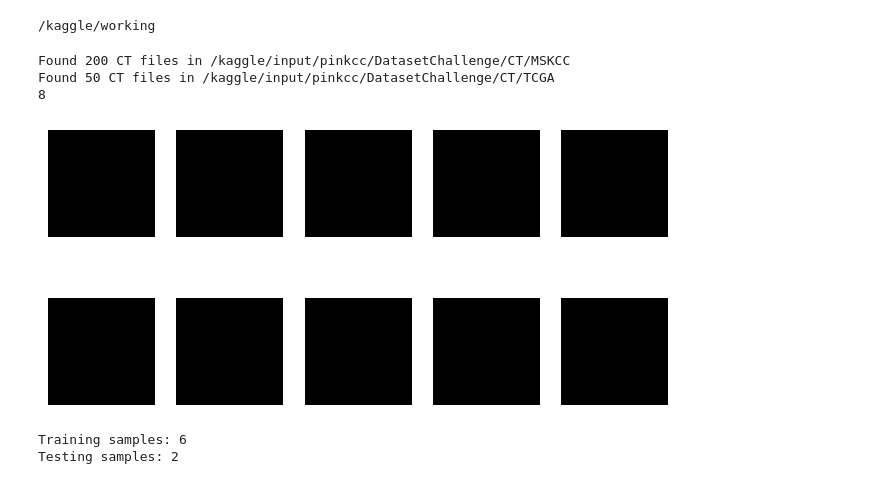
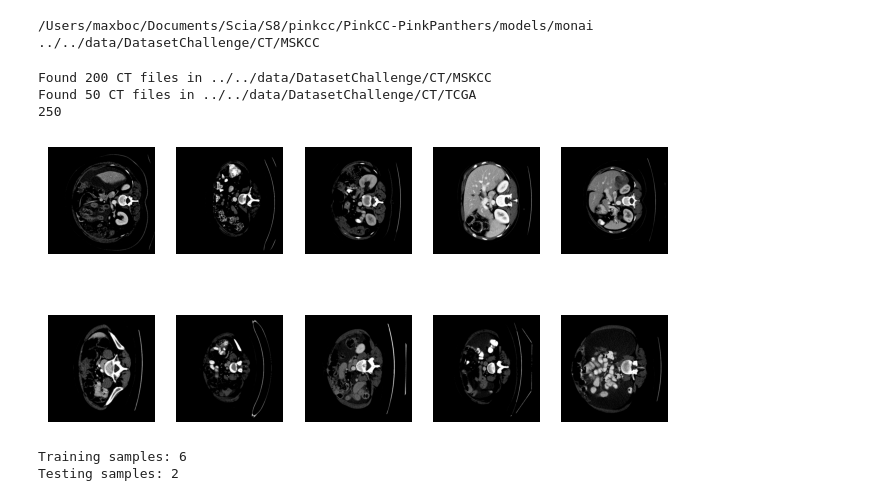
Before and after one commit to maximboc/PinkCC-PinkPanthers, a Jupyter notebook: models/monai/monai.ipynb, the cells around one changed output. Drawn from its saved outputs; the diff is of its cells as text; code cells hidden in the pictures.

Commit message:
fix: Monai directories

```diff
--- a/models/monai/monai.ipynb
+++ b/models/monai/monai.ipynb
@@ -29,17 +38,18 @@ import os
 # Set deterministic training for reproducibility
 set_determinism(seed=0)
 # %%
-data_dir = "/kaggle/input/pinkcc/DatasetChallenge"
+data_dir = "../../data/DatasetChallenge"
 print(os.getcwd())
 # MSKCC
 ct_mskcc_dir = os.path.join(data_dir, "CT", "MSKCC")
 seg_mskcc_dir = os.path.join(data_dir, "Segmentation", "MSKCC")
-
+print(ct_mskcc_dir)
 # TCGA
 ct_tcga_dir = os.path.join(data_dir, "CT", "TCGA")
 seg_tcga_dir = os.path.join(data_dir, "Segmentation", "TCGA")
 # %% [output]
-/kaggle/working
+/Users/maxboc/Documents/Scia/S8/pinkcc/PinkCC-PinkPanthers/models/monai
+../../data/DatasetChallenge/CT/MSKCC
 # %%
 def get_paired_data(ct_dir, seg_dir):
     if not os.path.exists(ct_dir):
@@ -50,7 +60,7 @@ def get_paired_data(ct_dir, seg_dir):
         print(f"Segmentation directory not found: {seg_dir}")
         return []
 
-    ct_scans = [os.path.join(ct_dir, f) for f in os.listdir(ct_dir) if f.endswith('.nii')]
+    ct_scans = [os.path.join(ct_dir, f) for f in os.listdir(ct_dir) if f.endswith('.nii.gz')]
     print(f"Found {len(ct_scans)} CT files in {ct_dir}")
 
     paired_data = []
@@ -64,7 +74,7 @@ def get_paired_data(ct_dir, seg_dir):
 
         matching_seg = None
         for seg_file in seg_filenames:
-            if seg_file.startswith(base_filename) and seg_file.endswith('.nii'):
+            if seg_file.startswith(base_filename) and seg_file.endswith('.nii.gz'):
                 matching_seg = os.path.join(seg_dir, seg_file)
                 # breaks if we found corresponding seg file
                 break
@@ -83,27 +93,26 @@ def get_paired_data(ct_dir, seg_dir):
 # Get paired data from both sources
 mskcc_data = get_paired_data(ct_mskcc_dir, seg_mskcc_dir)
 tcga_data = get_paired_data(ct_tcga_dir, seg_tcga_dir)
-
 data = mskcc_data + tcga_data
 print(len(data))
 # %% [output]
-Found 200 CT files in /kaggle/input/pinkcc/DatasetChallenge/CT/MSKCC
-Found 50 CT files in /kaggle/input/pinkcc/DatasetChallenge/CT/TCGA
-8
+Found 200 CT files in ../../data/DatasetChallenge/CT/MSKCC
+Found 50 CT files in ../../data/DatasetChallenge/CT/TCGA
+250
 # %%
 plt.subplots(2, 5, figsize=(8, 4))
 for i, k in enumerate(np.random.randint(len(data), size=10)):
-    d = data[k]['label']
+    d = data[k]['image']
     im = nib.load(d)
     im_data = im.get_fdata()  # Get the 3D image data as a numpy array
     middle_slice = im_data[:, :, im_data.shape[2] // 2]
 
     plt.subplot(2, 5, i + 1)
     plt.axis("off")
     plt.imshow(middle_slice, cmap="gray", vmin=0, vmax=255)
 plt.show()
 # %% [output]
-[figure, old version]
+[figure, new version]
 # %%
 # Split into training and testing sets (80% train, 20% test)
 train_data, test_data = train_test_split(data, test_size=0.2, random_state=42)
```
Also changed, not shown: parts of 1 cell of this notebook.
